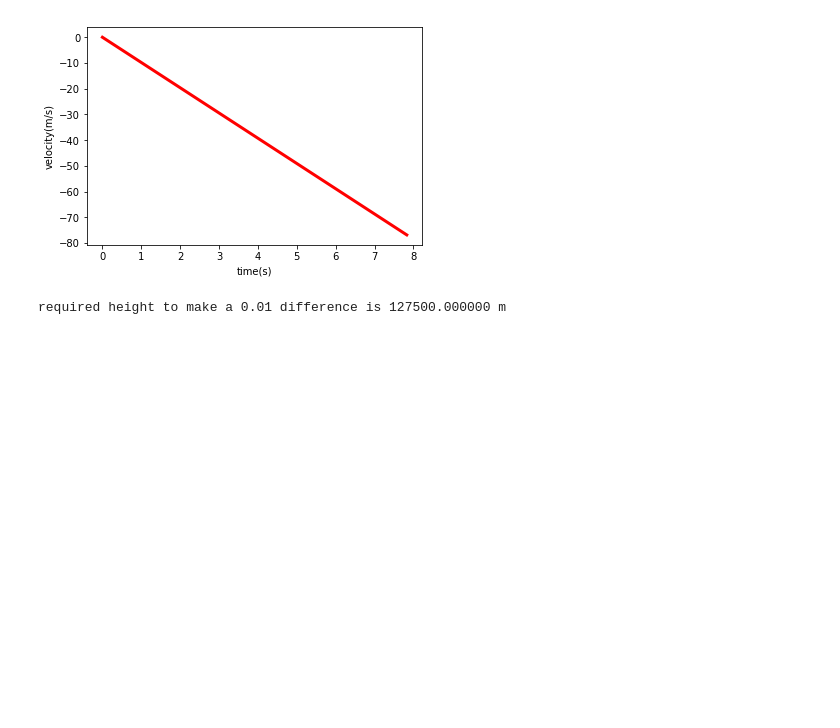
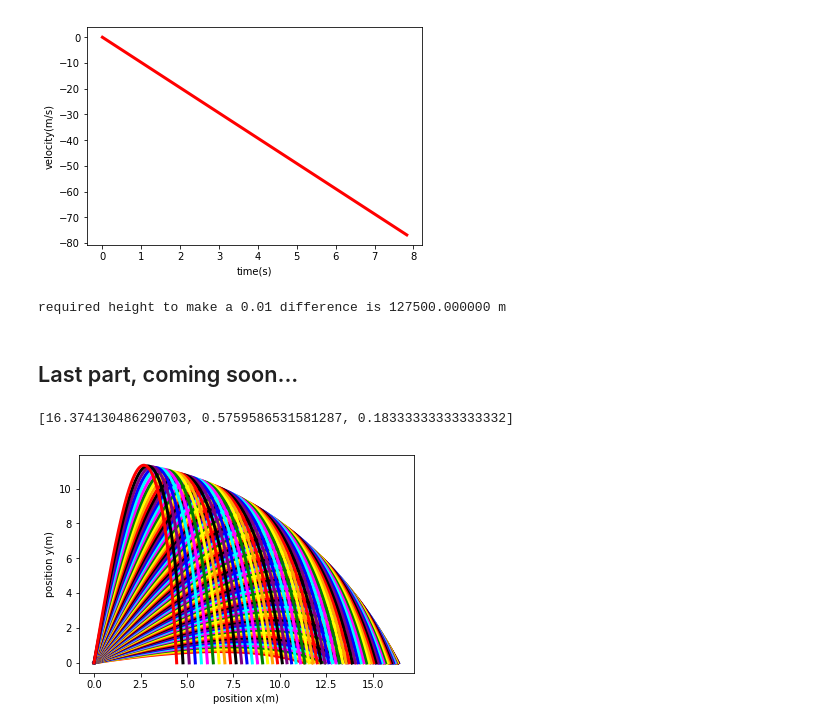
Before and after one commit to Phys7321/ODE_jx-h, a Jupyter notebook: CQ02_3and4.ipynb, the cells around one changed output. Cells and saved outputs as stored; diff of their text form; code cells hidden in the pictures; blank space fills up the shorter version.

```diff
--- a/CQ02_3and4.ipynb
+++ b/CQ02_3and4.ipynb
@@ -104,3 +102,5 @@ required height to make a 0.01 difference is 127500.000000 m
+# %% [markdown]
+## Last part, coming soon...
 # %%
 class particle2(object):
 
@@ -121,40 +121,53 @@ class particle2(object):
 import numpy as np
 from matplotlib import pyplot
 from matplotlib.colors import ColorConverter as cc
 import math
 
 g = 9.8            # g acceleration
 v0 = 30.           # initial velocity
+dt = 0.001           # time step
 
-dt = 0.1           # time step
+from itertools import cycle
+colors = cycle(['red','orange','yellow','green','magenta','cyan','blue','purple','black'])
 
-colors = ['red','orange','yellow','green','magenta','cyan','blue','purple','black']
-
-for angle in range(1,9):
+max_reach = [0, 0, 0] # x-range, angle, angle/pi
+angle_array = np.linspace(0.05*math.pi,0.45*math.pi, 100)
+for angle in angle_array:
     x = [0]                                  # we need to initialize the arrays for each value of the angle
     y = [0]
-    vx = [math.cos(angle*0.1*math.pi/2.)*v0]
-    vy = [math.sin(angle*0.1*math.pi/2.)*v0]
+    vx = [math.cos(angle)*v0]
+    vy = [math.sin(angle)*v0]
     t = [0.]
 
     p = particle2(1., 0., 0., vx[0], vy[0])
+    k_eff = 0.1
     while p.y >= 0.:
-        fy = -g
-        p.euler(0., fy, dt)
+        speed = math.sqrt((p.vx)**2 + (p.vy)**2)
+        fx = -k_eff*speed*p.vx
+        fy = -g - k_eff*speed*p.vy
+        p.euler(fx, fy, dt)
         x.append(p.x)
         y.append(p.y)
         vx.append(p.vx)
         vy.append(p.vy)
         t.append(t[-1]+dt)
 
     t_data = np.array(t) # we convert the list into a numpy array for plotting
     x_data = np.array(x)
     y_data = np.array(y)
     vx_data = np.array(vx)
     vy_data = np.array(vy)
 
-    my_plot = pyplot.plot(x_data, y_data, color=(colors[angle]), ls='-', lw=3, label = str(angle*0.1))
-    pyplot.legend()
+    if x_data[-1]>max_reach[0]:
+        max_reach = [x_data[-1], angle, angle/math.pi]
+
+    my_plot = pyplot.plot(x_data, y_data, color=next(colors), ls='-', lw=3, label = str(angle/math.pi)+'pi')
+    if len(angle_array)<10:
+        pyplot.legend()
 
 pyplot.xlabel('position x(m)')
 pyplot.ylabel('position y(m)')
+print(max_reach)
+# %% [output]
+[16.374130486290703, 0.5759586531581287, 0.18333333333333332]
+[figure, added]
```
Also changed, not shown: parts of 3 cells of this notebook.
